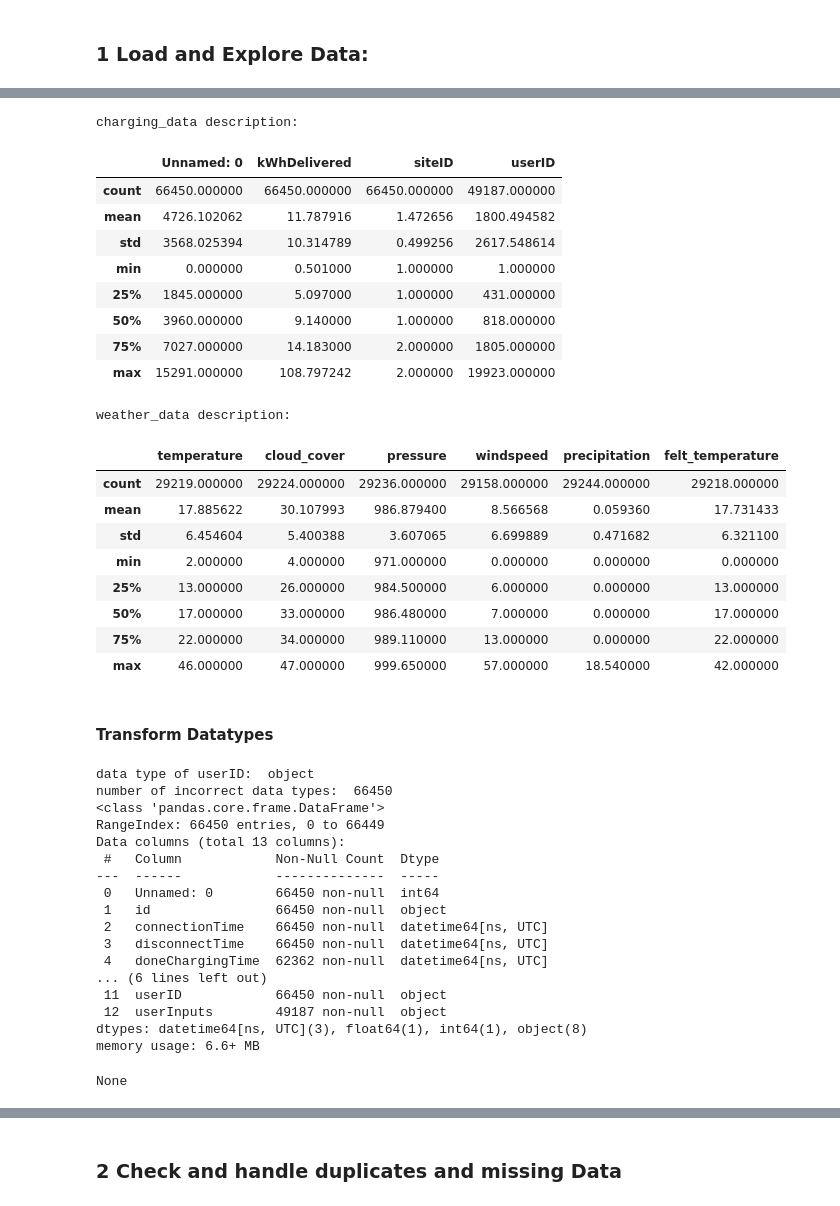
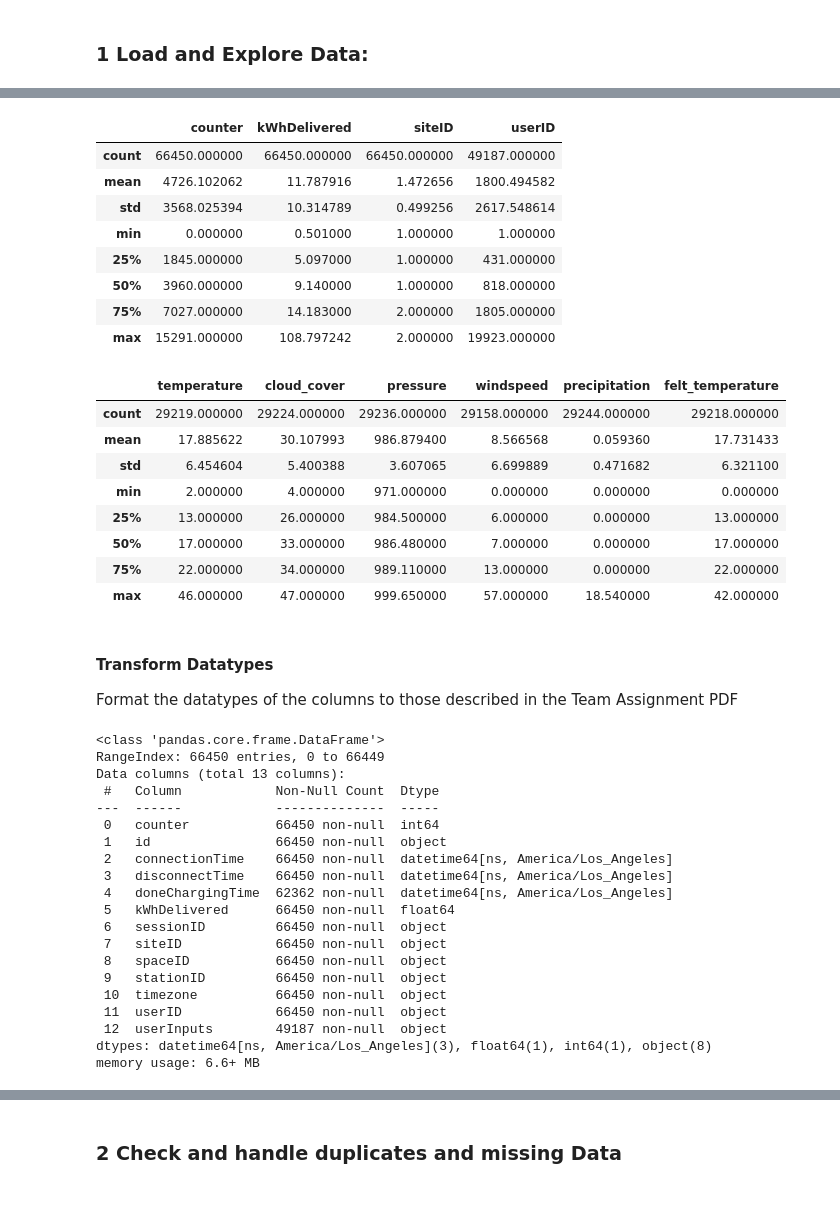
Before and after one commit to pmoll01/AA2024_Groupwork_DynamoData, a Jupyter notebook: Groupwork_DynamoData.ipynb, the cells around one changed output, grey strips where cells are left out. Saved outputs shown, nothing was run; the diff lists cells and outputs as text; code cells hidden in the pictures.

```diff
--- a/Groupwork_DynamoData.ipynb
+++ b/Groupwork_DynamoData.ipynb
@@ -16,9 +16,6 @@ from datetime import timedelta
 charging_data = pd.read_csv(os.path.join('Data', 'charging_sessions.csv'))
 weather_data = pd.read_csv(os.path.join('Data', 'weather_burbank_airport.csv'))
 
-try:
-    print("Info Data of charging_data Dataframe:")
-    display(charging_data.info())
-except Exception as e:
-    print("Error in charging_data.info():", e)
+charging_data = charging_data.rename(columns={'Unnamed: 0': 'counter'})
+charging_data.info()
 # %% [output]
@@ -94,14 +79,10 @@ weather_data first few rows:
 | 3 | Burbank | 2018-01-01 11:53:00 | 9.0 | 29.0 | Partly Cloudy | 992.08 | 0.0 | ... |
 | 4 | Burbank | 2018-01-01 12:53:00 | 8.0 | 33.0 | Fair | 992.08 | 0.0 | ... |
 # %%
-try:
-    print("charging_data description:")
-    display(charging_data.describe())
-except Exception as e:
-    print("Error in charging_data.describe():", e)
+# .describe() function only analyses numerical columns
+charging_data.describe()
 # %% [output]
-charging_data description:
-|  | Unnamed: 0 | kWhDelivered | siteID | userID |
+|  | counter | kWhDelivered | siteID | userID |
 | count | 66450.000000 | 66450.000000 | 66450.000000 | 49187.000000 |
 | mean | 4726.102062 | 11.787916 | 1.472656 | 1800.494582 |
 | std | 3568.025394 | 10.314789 | 0.499256 | 2617.548614 |
@@ -111,13 +92,9 @@ charging_data description:
 | 75% | 7027.000000 | 14.183000 | 2.000000 | 1805.000000 |
 | max | 15291.000000 | 108.797242 | 2.000000 | 19923.000000 |
 # %%
-try:
-    print("weather_data description:")
-    display(weather_data.describe())
-except Exception as e:
-    print("Error in weather_data.describe():", e)
+# .describe() function only analyses numerical columns
+weather_data.describe()
 # %% [output]
-weather_data description:
 |  | temperature | cloud_cover | pressure | windspeed | precipitation | felt_temperature |
 | count | 29219.000000 | 29224.000000 | 29236.000000 | 29158.000000 | 29244.000000 | 29218.000000 |
 | mean | 17.885622 | 30.107993 | 986.879400 | 8.566568 | 0.059360 | 17.731433 |
@@ -129,45 +106,40 @@ weather_data description:
 | max | 46.000000 | 47.000000 | 999.650000 | 57.000000 | 18.540000 | 42.000000 |
 # %% [markdown]
 #### Transform Datatypes
+Format the datatypes of the columns to those described in the Team Assignment PDF
 # %%
-# Format the datatypes of the columns to those described in the Team Assignment PDF
+# Charging Data
 # Ist eine explizite Zuweisung des datatypes "string" notwendig bei columns die schon "object" als datatype haben?
 charging_data['connectionTime'] = pd.to_datetime(charging_data['connectionTime'])
 charging_data['disconnectTime'] = pd.to_datetime(charging_data['disconnectTime'])
 charging_data['doneChargingTime'] = pd.to_datetime(charging_data['doneChargingTime'])
 charging_data['siteID'] = charging_data['siteID'].astype(str)
 charging_data['userID'] = charging_data['userID'].astype(str)
-#Todo also for the rest (inf needed) -> Chiara
-#check for type of userID
-userID_type = charging_data['userID'].dtype
-print("data type of userID: ", userID_type)
-#float64
 
-#check for number of wrong  type within column userID
-userID_wrong_type = charging_data['userID'].apply(lambda x: not isinstance(x, float)).sum()
-print("number of incorrect data types: ", userID_wrong_type)
-#-->no wrong types
-
-
-#Todo also for the weather data -> Chiara
-
-display(charging_data.info())
+# Team Assignment PDF: "All datetimes are in UTC (GMT) see timezone field for the correct timezone of the site."
+# -> Therefore we have to convert the connectionTime, disconnectTime and doneChargingTime to timezone PST (pacific standard time) as the sites are located in Los Angeles.
+charging_data['connectionTime'] = charging_data['connectionTime'].dt.tz_convert(tz = 'America/Los_Angeles')
+charging_data['disconnectTime'] = charging_data['disconnectTime'].dt.tz_convert(tz = 'America/Los_Angeles')
+charging_data['doneChargingTime'] = charging_data['doneChargingTime'].dt.tz_convert(tz = 'America/Los_Angeles')
+charging_data.info()
 # %% [output]
-data type of userID:  object
-number of incorrect data types:  66450
 <class 'pandas.core.frame.DataFrame'>
 RangeIndex: 66450 entries, 0 to 66449
 Data columns (total 13 columns):
  #   Column            Non-Null Count  Dtype
 ---  ------            --------------  -----
- 0   Unnamed: 0        66450 non-null  int64
+ 0   counter           66450 non-null  int64
  1   id                66450 non-null  object
- 2   connectionTime    66450 non-null  datetime64[ns, UTC]
- 3   disconnectTime    66450 non-null  datetime64[ns, UTC]
- 4   doneChargingTime  62362 non-null  datetime64[ns, UTC]
-... (6 lines left out)
+ 2   connectionTime    66450 non-null  datetime64[ns, America/Los_Angeles]
+ 3   disconnectTime    66450 non-null  datetime64[ns, America/Los_Angeles]
+ 4   doneChargingTime  62362 non-null  datetime64[ns, America/Los_Angeles]
+ 5   kWhDelivered      66450 non-null  float64
+ 6   sessionID         66450 non-null  object
+ 7   siteID            66450 non-null  object
+ 8   spaceID           66450 non-null  object
+ 9   stationID         66450 non-null  object
+ 10  timezone          66450 non-null  object
  11  userID            66450 non-null  object
  12  userInputs        49187 non-null  object
-dtypes: datetime64[ns, UTC](3), float64(1), int64(1), object(8)
+dtypes: datetime64[ns, America/Los_Angeles](3), float64(1), int64(1), object(8)
 memory usage: 6.6+ MB
-None
```
Also changed, not shown: parts of 6 cells of this notebook.
